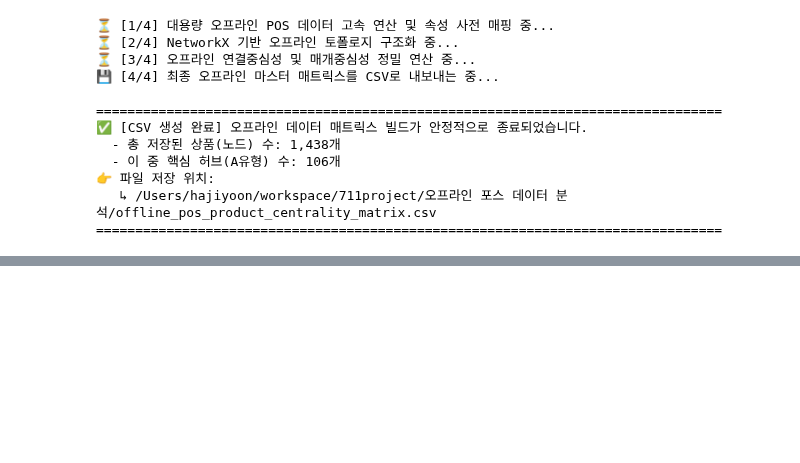
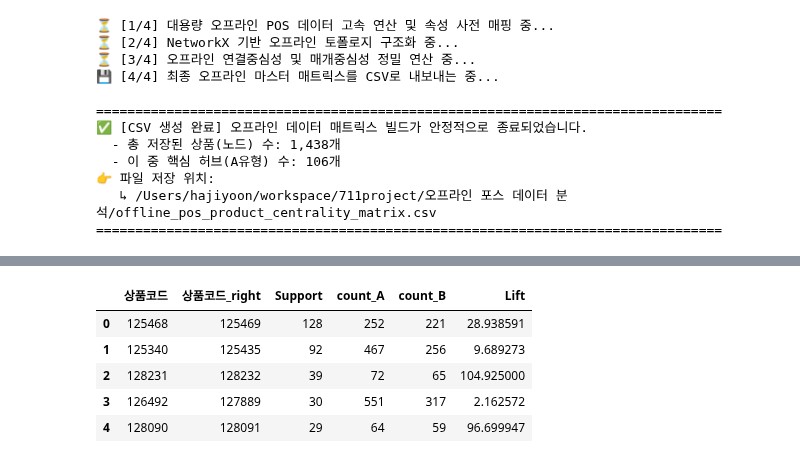
Before and after one commit to Song-exp/Seven-eleven, a Jupyter notebook: 퀵커머스 데이터 EDA/online_order_eda.ipynb, the cells around one changed output, grey strips where cells are left out. Drawn from its saved outputs; the diff is of its cells as text; code cells hidden in the pictures; blank space fills up the shorter version.

```diff
--- a/퀵커머스 데이터 EDA/online_order_eda.ipynb
+++ b/퀵커머스 데이터 EDA/online_order_eda.ipynb
@@ -6824,0 +7684,20 @@ print("="*80)
+# %%
+import os
+import polars as pl
+
+# 데이터 경로 설정
+ROOT = r"/Users/hajiyoon/workspace/"
+PARQUET_OUTPUT_PATH = os.path.join(ROOT, "711project", "퀵커머스 데이터 EDA", "quick_commerce_final_base_pairs_with_saved.parquet")
+
+# 💡 head(5) 출력을 위해 최적화된 연산 수행
+df_head = pl.read_parquet(PARQUET_OUTPUT_PATH).head(5)
+
+# 판다스 데이터프레임 형태로 깨끗하게 출력
+df_head.to_pandas()
+# %% [output]
+|  | 상품코드 | 상품코드_right | Support | count_A | count_B | Lift |
+| 0 | 125468 | 125469 | 128 | 252 | 221 | 28.938591 |
+| 1 | 125340 | 125435 | 92 | 467 | 256 | 9.689273 |
+| 2 | 128231 | 128232 | 39 | 72 | 65 | 104.925000 |
+| 3 | 126492 | 127889 | 30 | 551 | 317 | 2.162572 |
+| 4 | 128090 | 128091 | 29 | 64 | 59 | 96.699947 |
```
Also changed, not shown: parts of 14 cells of this notebook.
